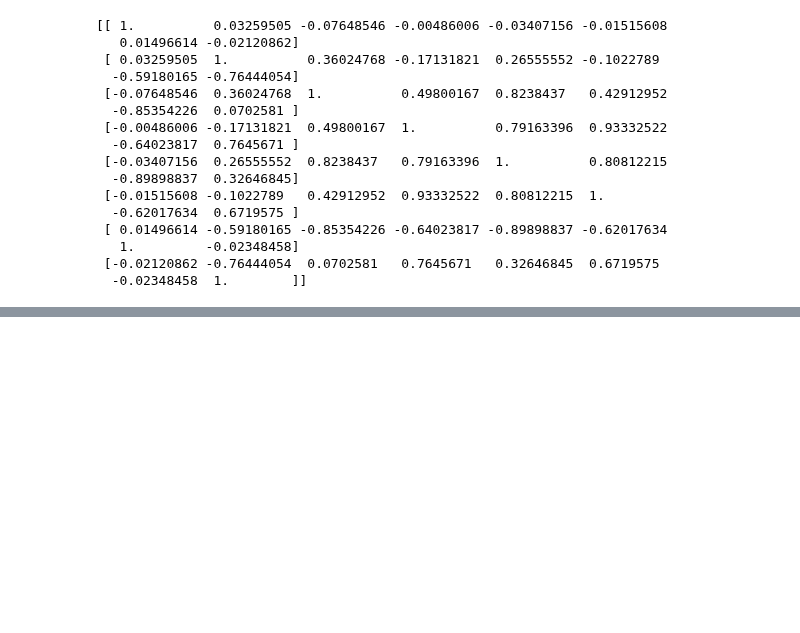
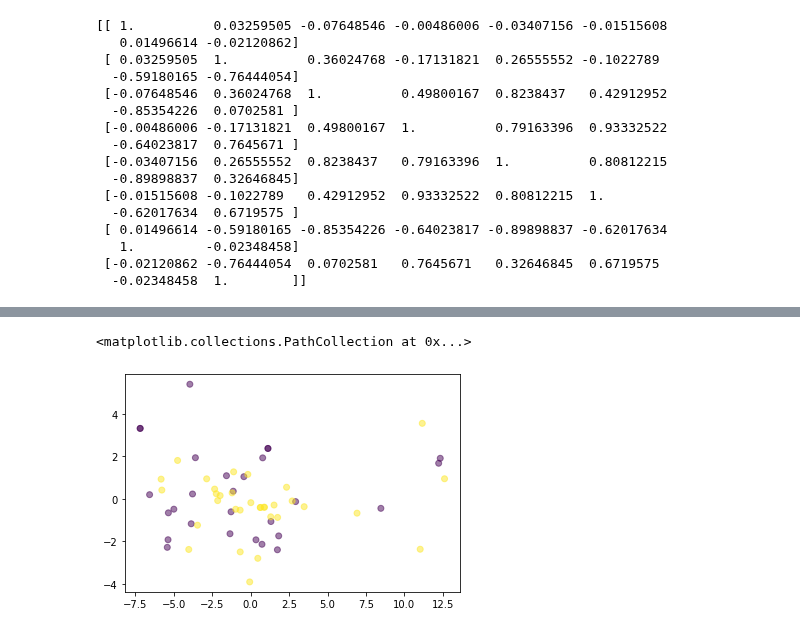
Before and after one commit to kittimaxz/multivariate, a Jupyter notebook: Exam01.ipynb, the cells around one changed output, grey strips where cells are left out. Cells and saved outputs as stored; diff of their text form; code cells hidden in the pictures; blank space fills up the shorter version.

```diff
--- a/Exam01.ipynb
+++ b/Exam01.ipynb
@@ -534,0 +759,3 @@ plt.plot(newdata.iloc[:,1],newdata.iloc[:,2],'r.')
+# %%
+pr1= data1_dropped[(data1_dropped['brand']==4) | (data1_dropped['brand']==7)]
+pr1
@@ -534,0 +776,8 @@ plt.plot(newdata.iloc[:,1],newdata.iloc[:,2],'r.')
+# %%
+pca = PCA(n_components=2)
+new_pca = pca.fit_transform(pr1.iloc[:,1:].to_numpy())
+# %%
+plt.scatter(new_pca[:,0],new_pca[:,1],c =pr1['brand'],alpha=0.5)
+# %% [output]
+<matplotlib.collections.PathCollection at 0x...>
+[figure, added]
```
Also changed, not shown: parts of 70 cells of this notebook.
